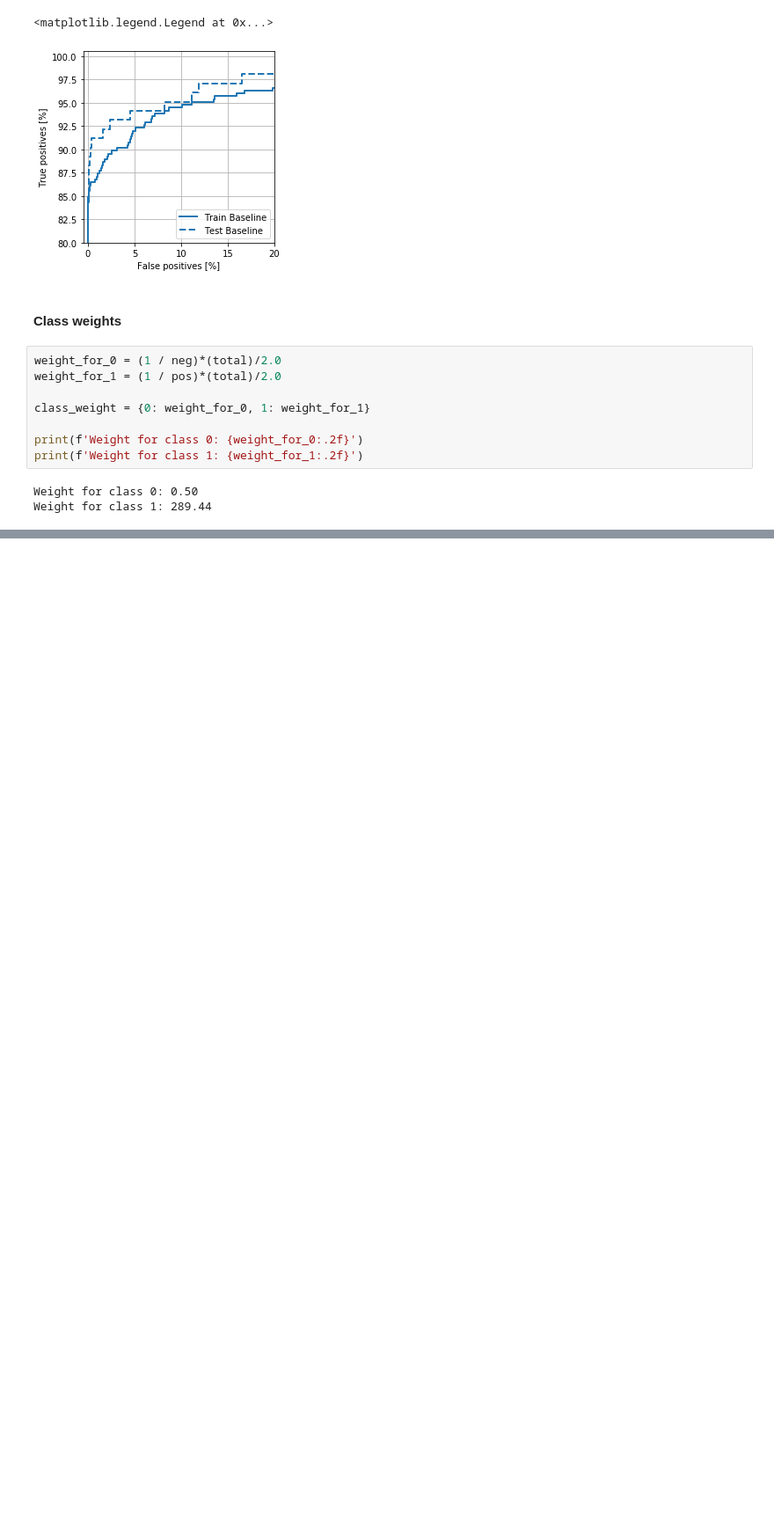
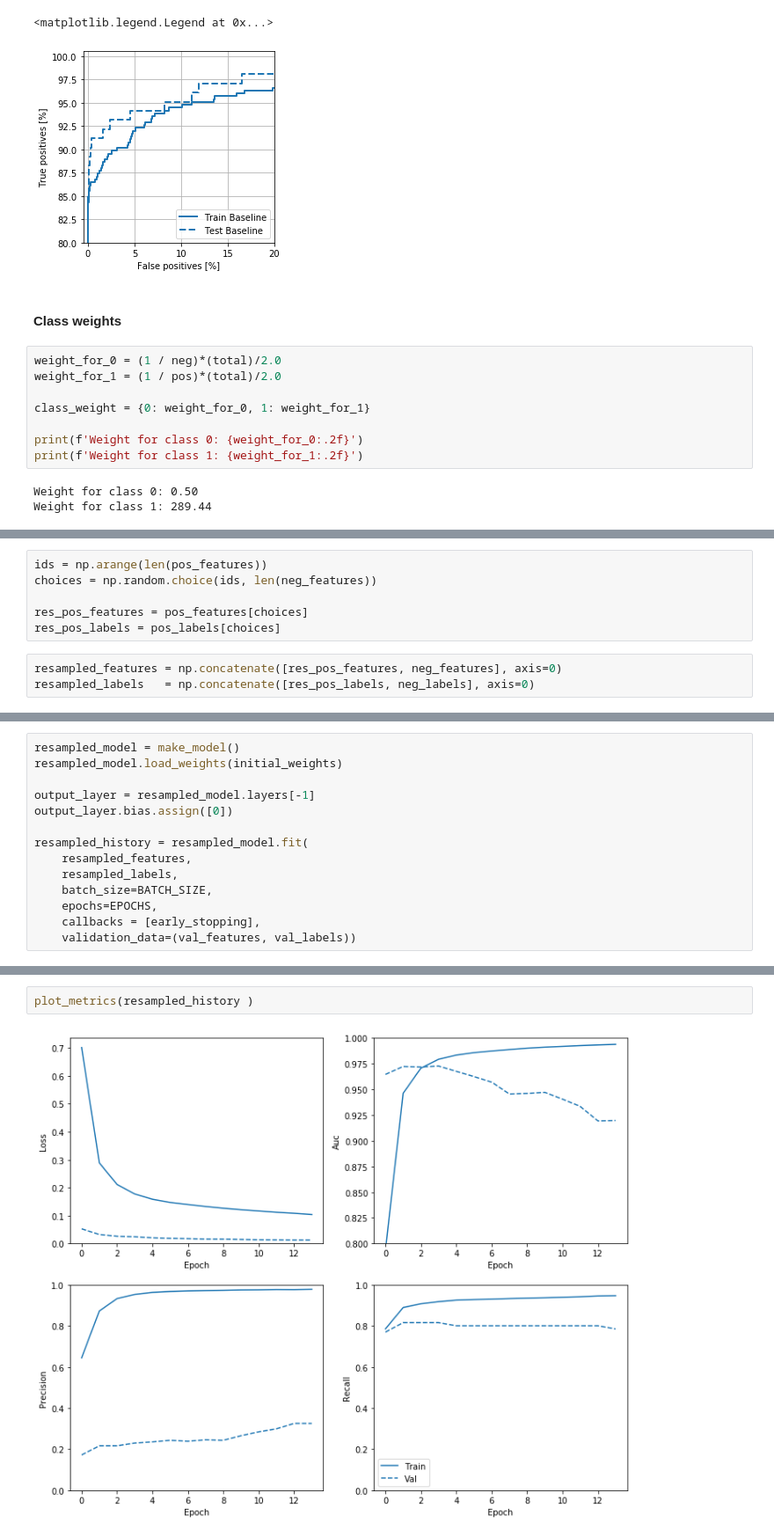
Before and after one commit to acharles7/data-science-notebooks, a Jupyter notebook: fraud_detection.ipynb, the cells around one changed output, grey strips where cells are left out. Shown at 88% size. Cells and saved outputs as stored; diff of their text form; blank space fills up the shorter version.

```diff
--- a/fraud_detection.ipynb
+++ b/fraud_detection.ipynb
@@ -365,0 +427,9 @@ Weight for class 1: 289.44
+# %%
+ids = np.arange(len(pos_features))
+choices = np.random.choice(ids, len(neg_features))
+
+res_pos_features = pos_features[choices]
+res_pos_labels = pos_labels[choices]
+# %%
+resampled_features = np.concatenate([res_pos_features, neg_features], axis=0)
+resampled_labels   = np.concatenate([res_pos_labels, neg_labels], axis=0)
@@ -365,0 +454,14 @@ Weight for class 1: 289.44
+# %%
+resampled_model = make_model()
+resampled_model.load_weights(initial_weights)
+
+output_layer = resampled_model.layers[-1]
+output_layer.bias.assign([0])
+
+resampled_history = resampled_model.fit(
+    resampled_features,
+    resampled_labels,
+    batch_size=BATCH_SIZE,
+    epochs=EPOCHS,
+    callbacks = [early_stopping],
+    validation_data=(val_features, val_labels))
@@ -365,0 +486,4 @@ Weight for class 1: 289.44
+# %%
+plot_metrics(resampled_history )
+# %% [output]
+[figure, added]
```
Also changed, not shown: parts of 17 cells of this notebook.
